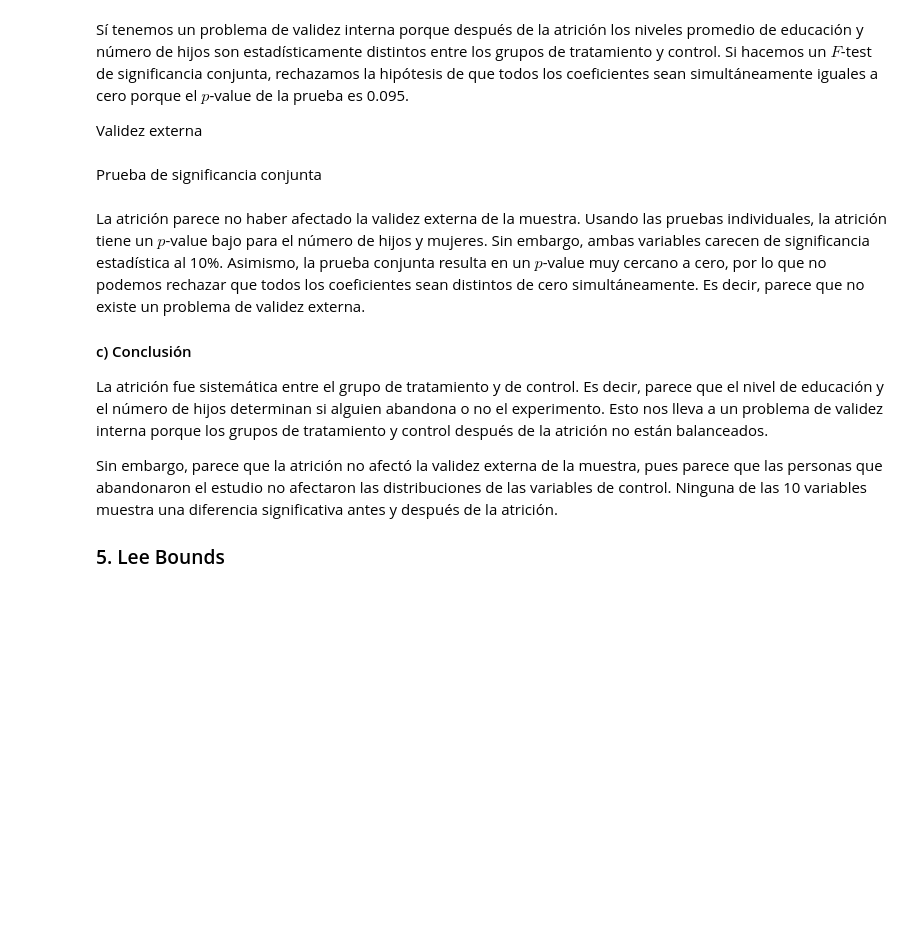
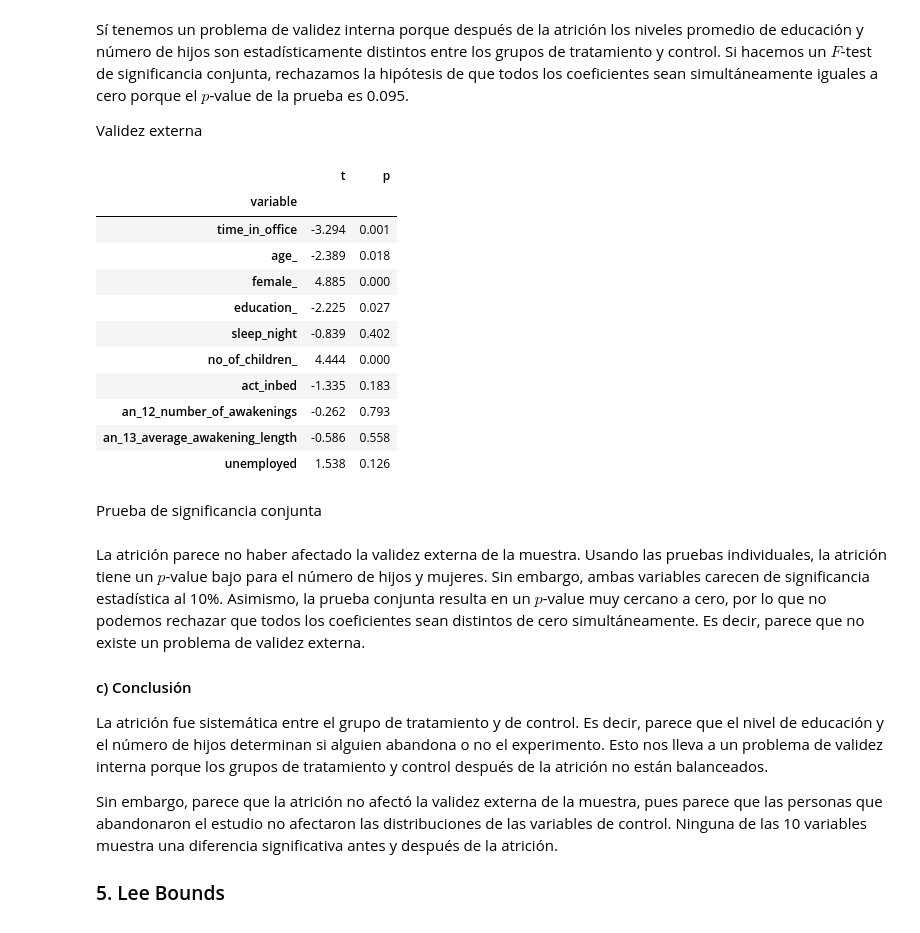
Before and after one commit to ArturoSbr/EmtrAp-hw01, a Jupyter notebook: cod/main.ipynb, the cells around one changed output. Saved outputs shown, nothing was run; the diff lists cells and outputs as text; code cells hidden in the pictures; blank space fills up the shorter version.

```diff
--- a/cod/main.ipynb
+++ b/cod/main.ipynb
@@ -335,11 +510,24 @@ Validez externa
 # %%
 # Probar si diferencia es significativa
 d = []
 for x in X:
-    a, b = d1[x], d1.loc[d1['drop_indicator'].eq(0), x]
+    b, a = d1.groupby('drop_indicator')[x].apply(np.array)
     test = stats.ttest_ind(a=a, b=b, equal_var=False, nan_policy='omit')
     d.append([x] + list(test))
 
 # Resultados a tabla
-t = pd.DataFrame(data=d, columns=['variable','t','p'])
-t.sort_values('variable').round(3)
+t = pd.DataFrame(data=d, columns=['variable','t','p']).set_index('variable')
+t.round(3)
+# %% [output]
+|  | t | p |
+| variable |  |  |
+| time_in_office | -3.294 | 0.001 |
+| age_ | -2.389 | 0.018 |
+| female_ | 4.885 | 0.000 |
+| education_ | -2.225 | 0.027 |
+| sleep_night | -0.839 | 0.402 |
+| no_of_children_ | 4.444 | 0.000 |
+| act_inbed | -1.335 | 0.183 |
+| an_12_number_of_awakenings | -0.262 | 0.793 |
+| an_13_average_awakening_length | -0.586 | 0.558 |
+| unemployed | 1.538 | 0.126 |
```
Also changed, not shown: parts of 20 cells of this notebook.
